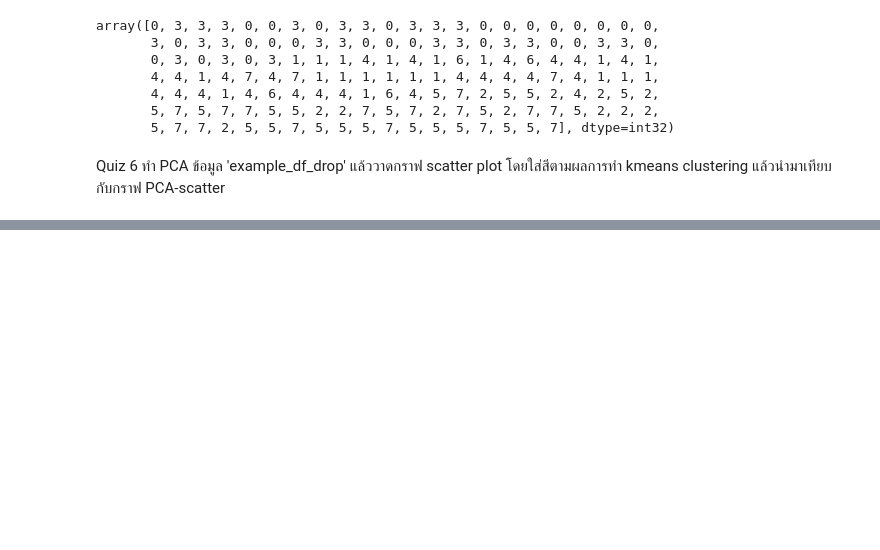
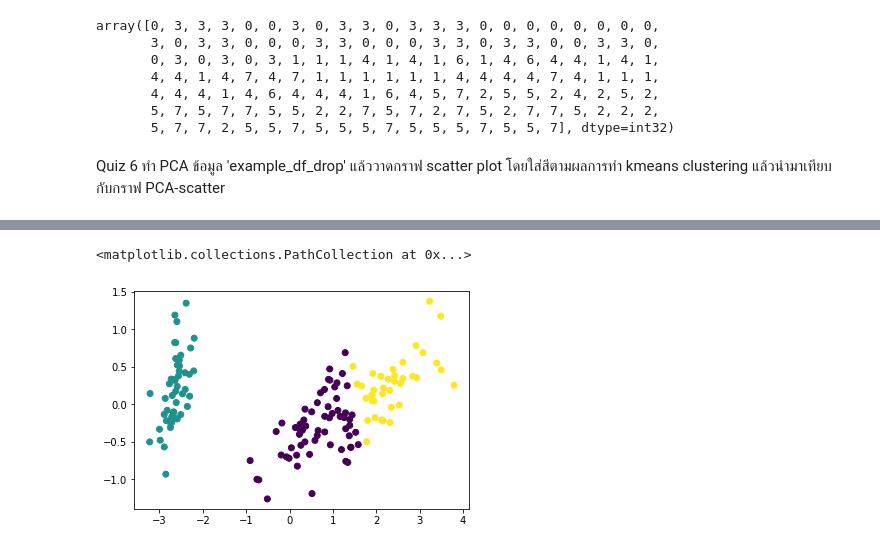
Before and after one commit to sskboonmee/multivariate, a Jupyter notebook: Chapter6_Cluster_Analysis_.ipynb, the cells around one changed output, grey strips where cells are left out. Drawn from its saved outputs; the diff is of its cells as text; code cells hidden in the pictures; blank space fills up the shorter version.

Commit message:
k-means clustering

```diff
--- a/Chapter6_Cluster_Analysis_.ipynb
+++ b/Chapter6_Cluster_Analysis_.ipynb
@@ -89,0 +106,8 @@ new_pca3 = pca.fit_transform(bb.iloc[:,1:].to_numpy())
+# %%
+kmeans =KMeans(n_clusters=3, random_state=2021)
+kmeans.fit(example_df_drop)
+y = kmeans.predict(example_df_drop)
+plt.scatter(new_pca[:,0],new_pca[:,1], c=y)
+# %% [output]
+<matplotlib.collections.PathCollection at 0x...>
+[figure, added]
```
Also changed, not shown: parts of 5 cells of this notebook.
